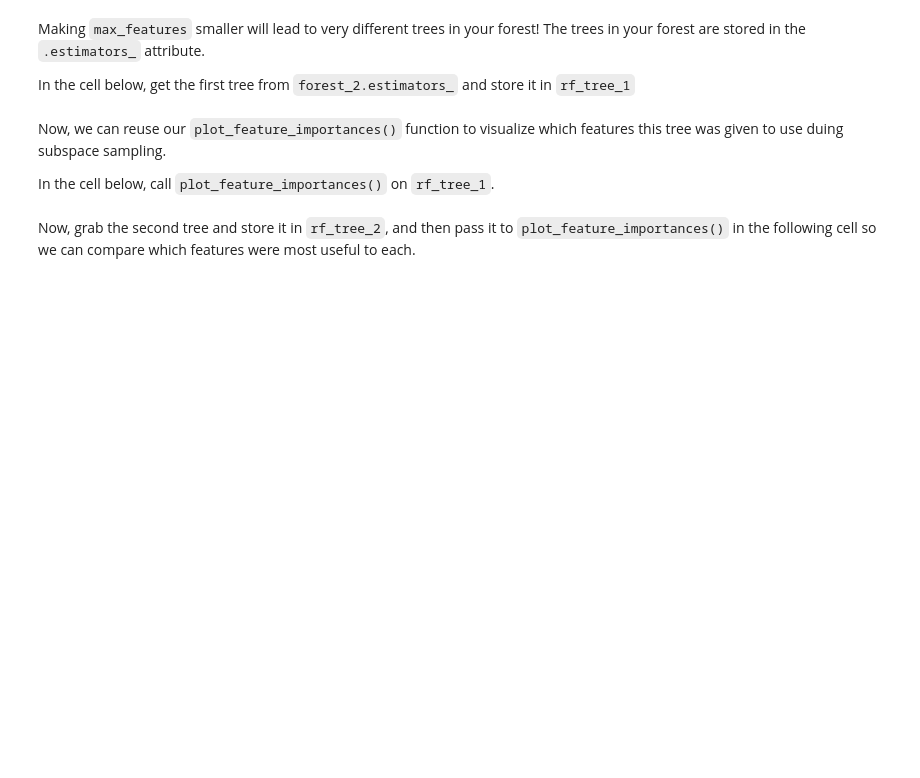
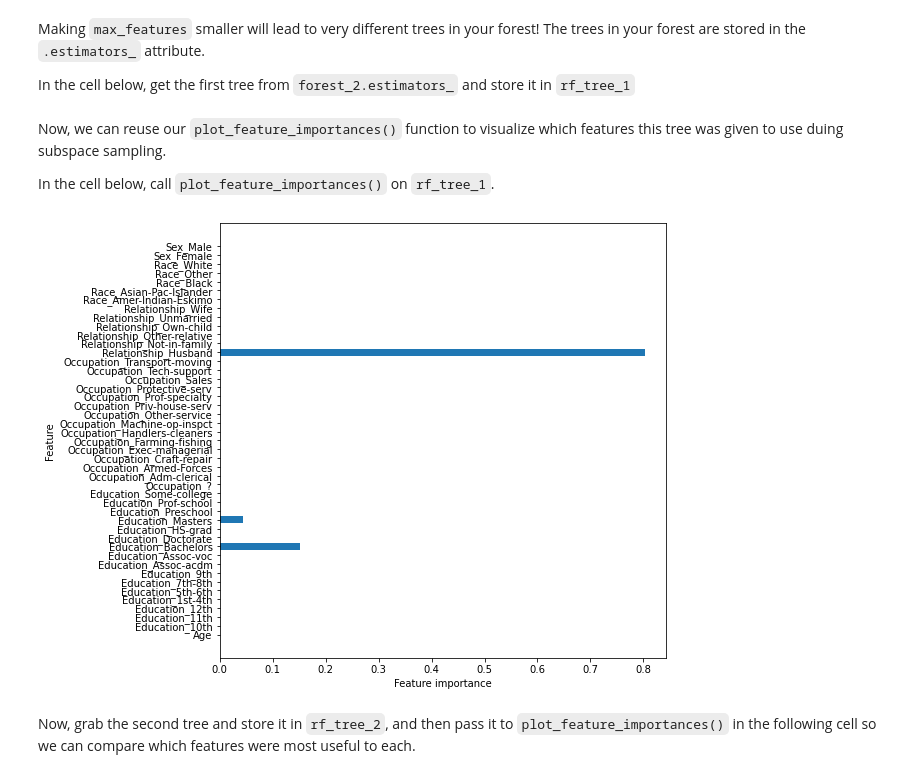
Before and after one commit to learn-co-curriculum/dsc-tree-ensembles-random-forests-lab, a Jupyter notebook: index.ipynb, the cells around one changed output. Cells and saved outputs as stored; diff of their text form; code cells hidden in the pictures; blank space fills up the shorter version.

```diff
--- a/index.ipynb
+++ b/index.ipynb
@@ -133,3 +191,4 @@ bagged_tree = None
 Great! Now, fit it to our training data.
 # %%
 # Fit to the training data
+bagged_tree.fit(data_train, target_train)
@@ -153,4 +221,5 @@ Another popular ensemble method is the **_Random Forest_**. Let's fit a random f
 In the cell below, instantiate and fit a `RandomForestClassifier`, and set the number estimators to `100` and the max depth to `5`. Then, fit the model to our training data.
 # %%
 # Instantiate and fit a RandomForestClassifier
-forest = None
+forest = RandomForestClassifier(n_estimators = 100, max_depth = 5)
+forest.fit(data_train, target_train)
@@ -177,4 +256,6 @@ Let's create a forest with some small trees. You'll learn how to access trees in
 In the cell below, create another `RandomForestClassifier`.  Set the number of estimators to 5, the `max_features` to 10, and the `max_depth` to 2.
 # %%
 # Instantiate and fit a RandomForestClassifier
-forest_2 = None
+forest_2 = RandomForestClassifier(n_estimators = 5, max_features = 10,
+                                  max_depth = 2)
+forest_2.fit(data_train, target_train)
@@ -184,13 +267,16 @@ Making `max_features` smaller will lead to very different trees in your forest!
 In the cell below, get the first tree from `forest_2.estimators_` and store it in `rf_tree_1`
 # %%
 # First tree from forest_2
-rf_tree_1 = None
+rf_tree_1 = forest_2.estimators_[0]
 # %% [markdown]
 Now, we can reuse our `plot_feature_importances()` function to visualize which features this tree was given to use duing subspace sampling.
 
 In the cell below, call `plot_feature_importances()` on `rf_tree_1`.
 # %%
 # Feature importance
+plot_feature_importances(rf_tree_1)
+# %% [output]
+[figure, added]
 # %% [markdown]
 Now, grab the second tree and store it in `rf_tree_2`, and then pass it to `plot_feature_importances()` in the following cell so we can compare which features were most useful to each.
 # %%
```
Also changed, not shown: parts of 21 cells of this notebook.
